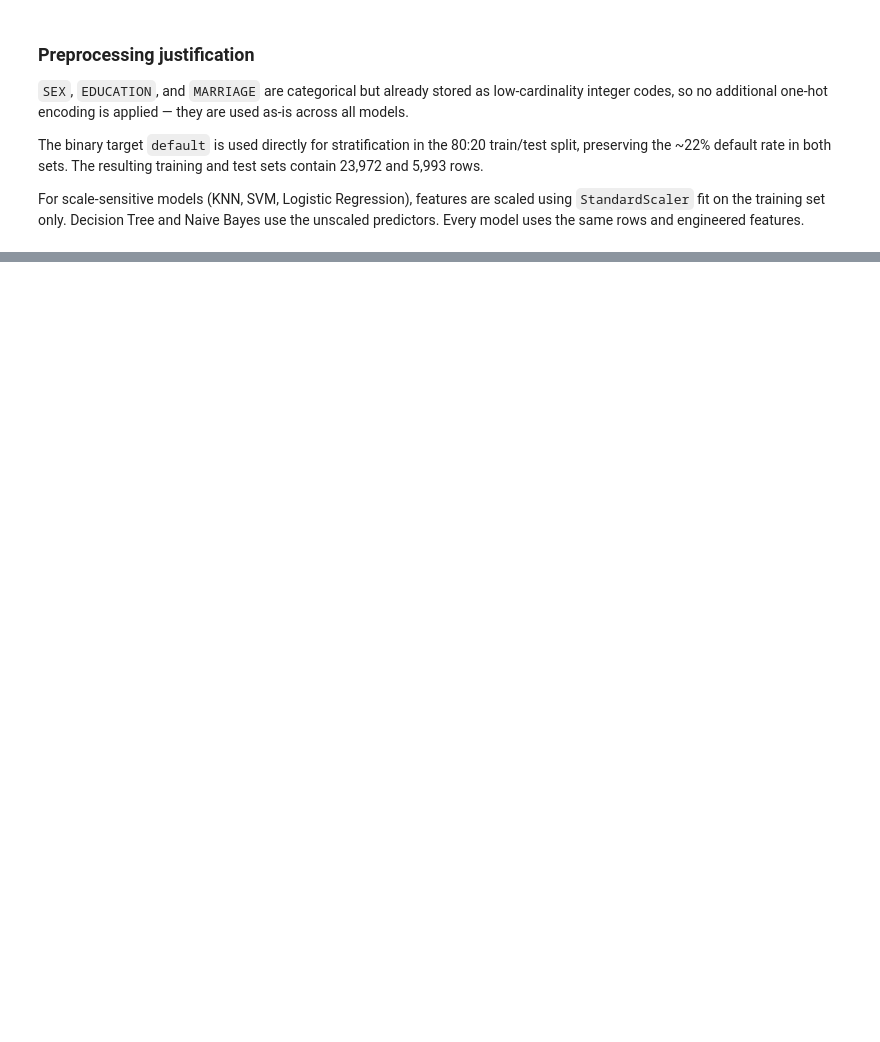
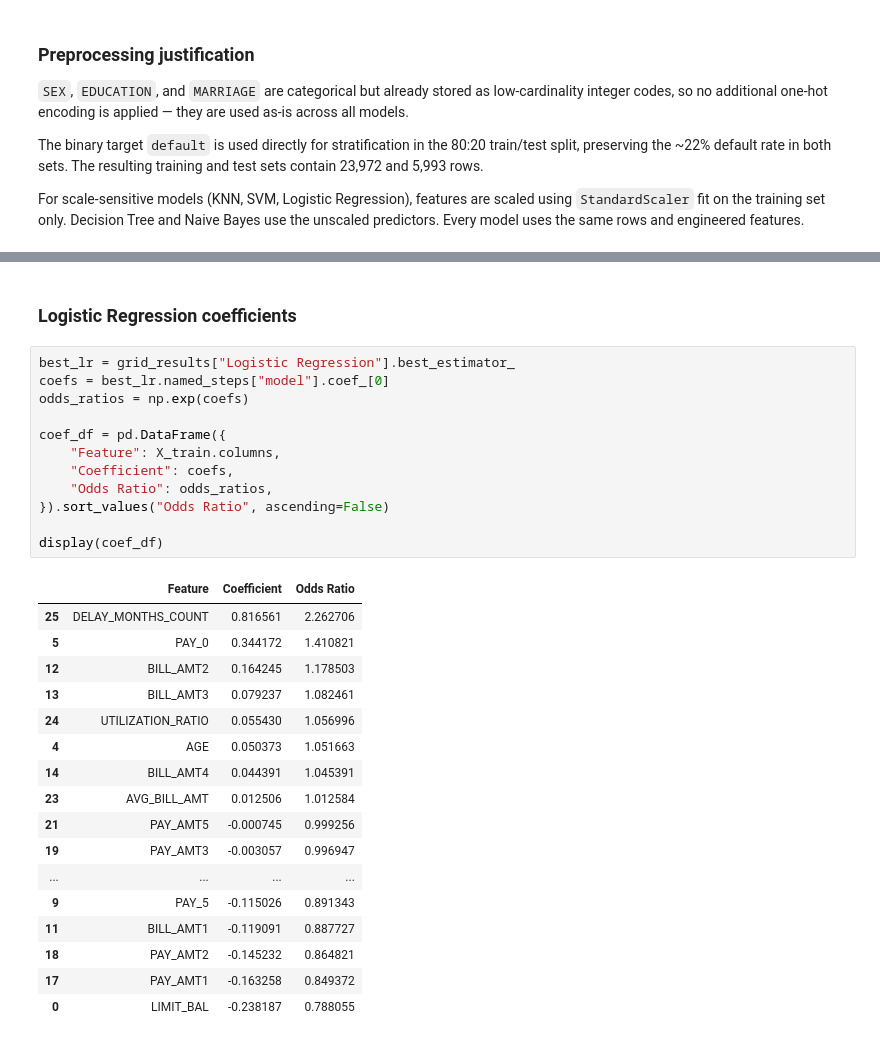
Before and after one commit to arhamgarg/ml-capstone, a Jupyter notebook: notebooks/classification.ipynb, the cells around one changed output, grey strips where cells are left out. Drawn from its saved outputs; the diff is of its cells as text; blank space fills up the shorter version.

```diff
--- a/notebooks/classification.ipynb
+++ b/notebooks/classification.ipynb
@@ -369,0 +470,32 @@ For scale-sensitive models (KNN, SVM, Logistic Regression), features are scaled
+# %% [markdown]
+### Logistic Regression coefficients
+# %%
+best_lr = grid_results["Logistic Regression"].best_estimator_
+coefs = best_lr.named_steps["model"].coef_[0]
+odds_ratios = np.exp(coefs)
+
+coef_df = pd.DataFrame({
+    "Feature": X_train.columns,
+    "Coefficient": coefs,
+    "Odds Ratio": odds_ratios,
+}).sort_values("Odds Ratio", ascending=False)
+
+display(coef_df)
+# %% [output]
+|  | Feature | Coefficient | Odds Ratio |
+| 25 | DELAY_MONTHS_COUNT | 0.816561 | 2.262706 |
+| 5 | PAY_0 | 0.344172 | 1.410821 |
+| 12 | BILL_AMT2 | 0.164245 | 1.178503 |
+| 13 | BILL_AMT3 | 0.079237 | 1.082461 |
+| 24 | UTILIZATION_RATIO | 0.055430 | 1.056996 |
+| 4 | AGE | 0.050373 | 1.051663 |
+| 14 | BILL_AMT4 | 0.044391 | 1.045391 |
+| 23 | AVG_BILL_AMT | 0.012506 | 1.012584 |
+| 21 | PAY_AMT5 | -0.000745 | 0.999256 |
+| 19 | PAY_AMT3 | -0.003057 | 0.996947 |
+| ... | ... | ... | ... |
+| 9 | PAY_5 | -0.115026 | 0.891343 |
+| 11 | BILL_AMT1 | -0.119091 | 0.887727 |
+| 18 | PAY_AMT2 | -0.145232 | 0.864821 |
+| 17 | PAY_AMT1 | -0.163258 | 0.849372 |
+| 0 | LIMIT_BAL | -0.238187 | 0.788055 |
```
Also changed, not shown: parts of 22 cells of this notebook.
